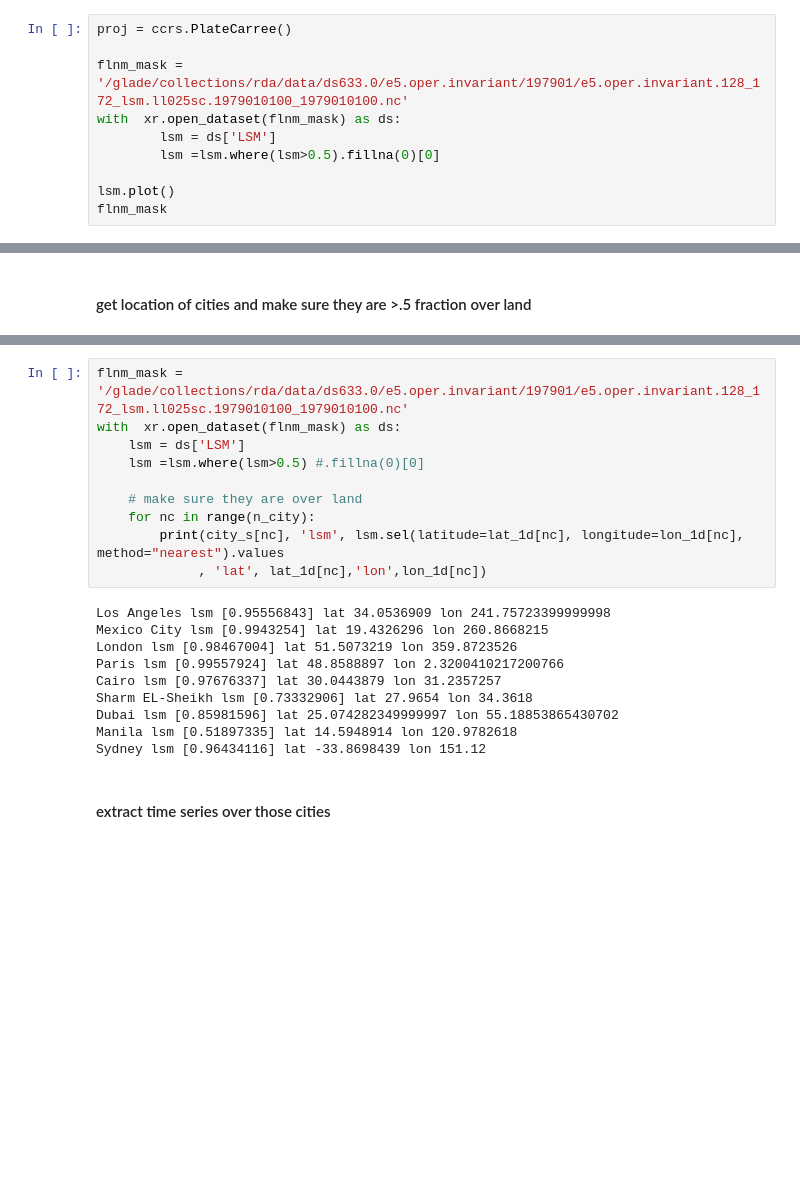
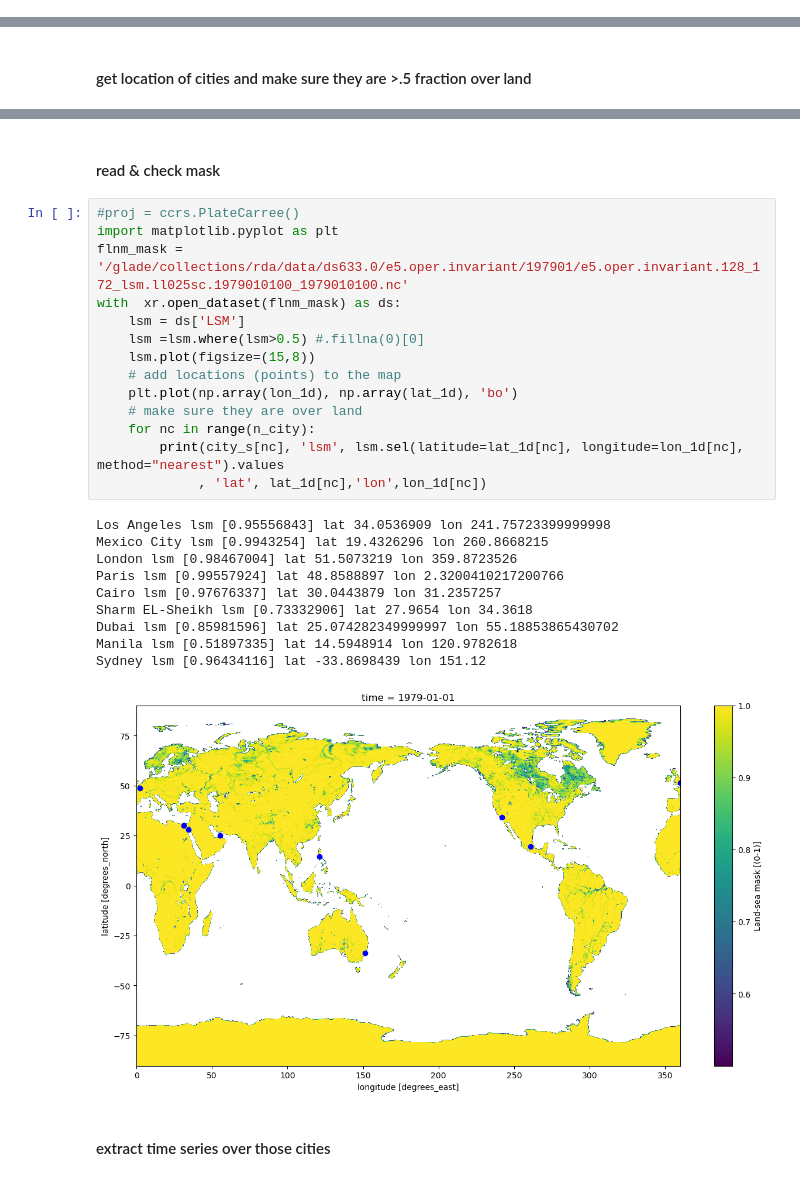
Before and after one commit to ming80302/HEAT, a Jupyter notebook: wetball_ana_9city.ipynb, the cells around one changed output, grey strips where cells are left out. Drawn from its saved outputs; the diff is of its cells as text; blank space fills up the shorter version.

```diff
--- a/wetball_ana_9city.ipynb
+++ b/wetball_ana_9city.ipynb
@@ -87,10 +48,0 @@ consecutive(RR, 1, cum_type = 'cdd')
-# %%
-proj = ccrs.PlateCarree()
-
-flnm_mask = '/glade/collections/rda/data/ds633.0/e5.oper.invariant/197901/e5.oper.invariant.128_172_lsm.ll025sc.1979010100_1979010100.nc'
-with  xr.open_dataset(flnm_mask) as ds:
-        lsm = ds['LSM']
-        lsm =lsm.where(lsm>0.5).fillna(0)[0]
-
-lsm.plot()
-flnm_mask
@@ -158,23 +175,30 @@ Sydney -33.8698439 151.12
+# %% [markdown]
+#### read  & check mask
 # %%
+#proj = ccrs.PlateCarree()
+import matplotlib.pyplot as plt
 flnm_mask = '/glade/collections/rda/data/ds633.0/e5.oper.invariant/197901/e5.oper.invariant.128_172_lsm.ll025sc.1979010100_1979010100.nc'
 with  xr.open_dataset(flnm_mask) as ds:
     lsm = ds['LSM']
     lsm =lsm.where(lsm>0.5) #.fillna(0)[0]
-
+    lsm.plot(figsize=(15,8))
+    # add locations (points) to the map
+    plt.plot(np.array(lon_1d), np.array(lat_1d), 'bo')
     # make sure they are over land
     for nc in range(n_city):
         print(city_s[nc], 'lsm', lsm.sel(latitude=lat_1d[nc], longitude=lon_1d[nc], method="nearest").values
              , 'lat', lat_1d[nc],'lon',lon_1d[nc])
 # %% [output]
 Los Angeles lsm [0.95556843] lat 34.0536909 lon 241.75723399999998
 Mexico City lsm [0.9943254] lat 19.4326296 lon 260.8668215
 London lsm [0.98467004] lat 51.5073219 lon 359.8723526
 Paris lsm [0.99557924] lat 48.8588897 lon 2.3200410217200766
 Cairo lsm [0.97676337] lat 30.0443879 lon 31.2357257
 Sharm EL-Sheikh lsm [0.73332906] lat 27.9654 lon 34.3618
 Dubai lsm [0.85981596] lat 25.074282349999997 lon 55.18853865430702
 Manila lsm [0.51897335] lat 14.5948914 lon 120.9782618
 Sydney lsm [0.96434116] lat -33.8698439 lon 151.12
+[figure, added]
 # %% [markdown]
 #### extract time series over those cities
 # %%
```
Also changed, not shown: parts of 21 cells of this notebook.
